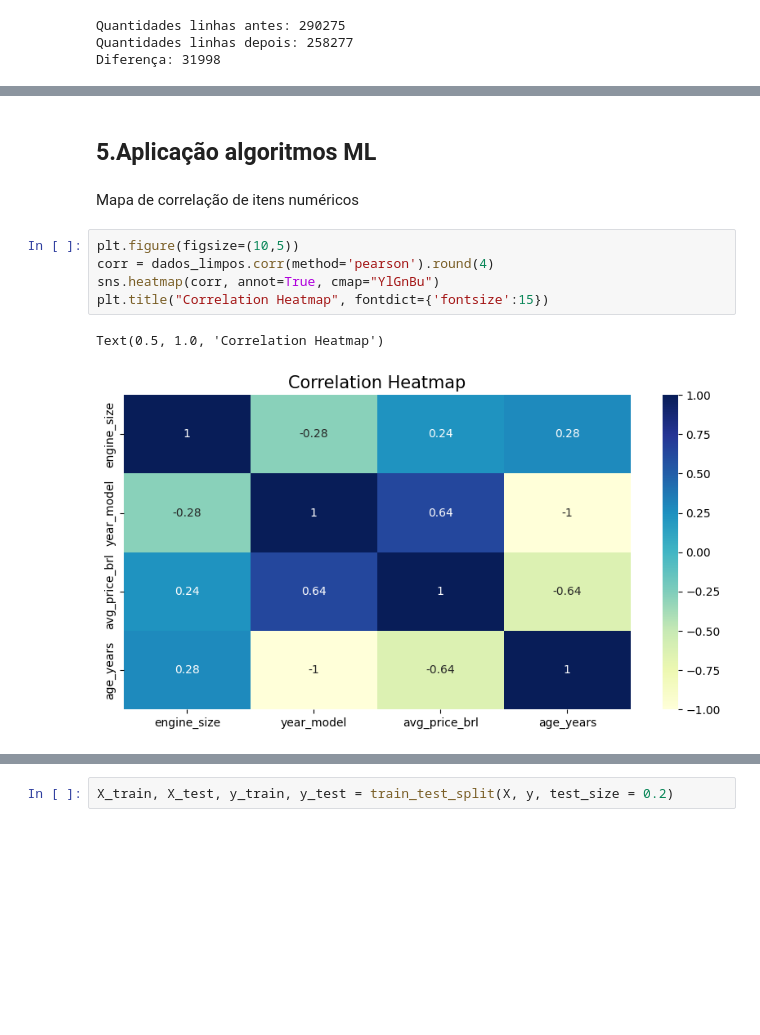
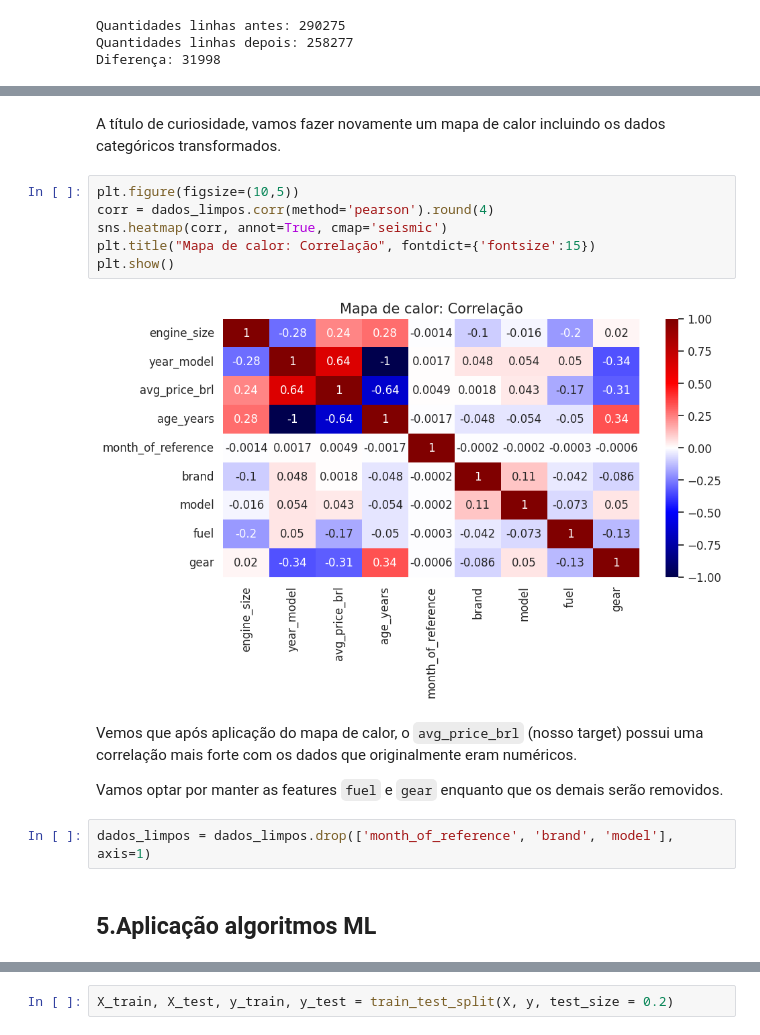
Before and after one commit to VitorFRodrigues/Coding_Tank_Material, a Jupyter notebook: Polo_Tech/Modulo_05/Projeto/Projeto_Mod05.ipynb, the cells around one changed output, grey strips where cells are left out. Cells and saved outputs as stored; diff of their text form; blank space fills up the shorter version.

````diff
--- a/Polo_Tech/Modulo_05/Projeto/Projeto_Mod05.ipynb
+++ b/Polo_Tech/Modulo_05/Projeto/Projeto_Mod05.ipynb
@@ -168,12 +271,18 @@ sns.boxplot(dados.avg_price_brl, color="#40E0D0")
+# %% [markdown]
+A título de curiosidade, vamos fazer novamente um mapa de calor incluindo os dados categóricos transformados.
+# %%
+plt.figure(figsize=(10,5))
+corr = dados_limpos.corr(method='pearson').round(4)
+sns.heatmap(corr, annot=True, cmap='seismic')
+plt.title("Mapa de calor: Correlação", fontdict={'fontsize':15})
+plt.show()
+# %% [output]
+[figure, added]
+# %% [markdown]
+Vemos que após aplicação do mapa de calor, o ```avg_price_brl``` (nosso target) possui uma correlação mais forte com os dados que originalmente eram numéricos.
+
+Vamos optar por manter as features ```fuel``` e ```gear``` enquanto que os demais serão removidos.
+# %%
+dados_limpos = dados_limpos.drop(['month_of_reference', 'brand', 'model'], axis=1)
 # %% [markdown]
 ## 5.Aplicação algoritmos ML
-# %% [markdown]
-Mapa de correlação de itens numéricos
-# %%
-plt.figure(figsize=(10,5))
-corr = dados_limpos.corr(method='pearson').round(4)
-sns.heatmap(corr, annot=True, cmap="YlGnBu")
-plt.title("Correlation Heatmap", fontdict={'fontsize':15})
-# %% [output]
-Text(0.5, 1.0, 'Correlation Heatmap')
-[figure, removed]
````
Also changed, not shown: parts of 65 cells of this notebook.
